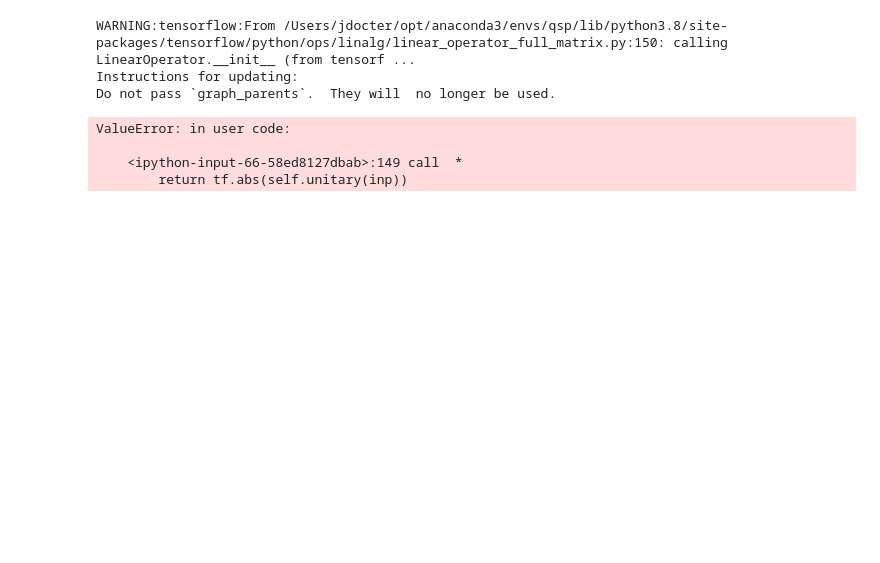
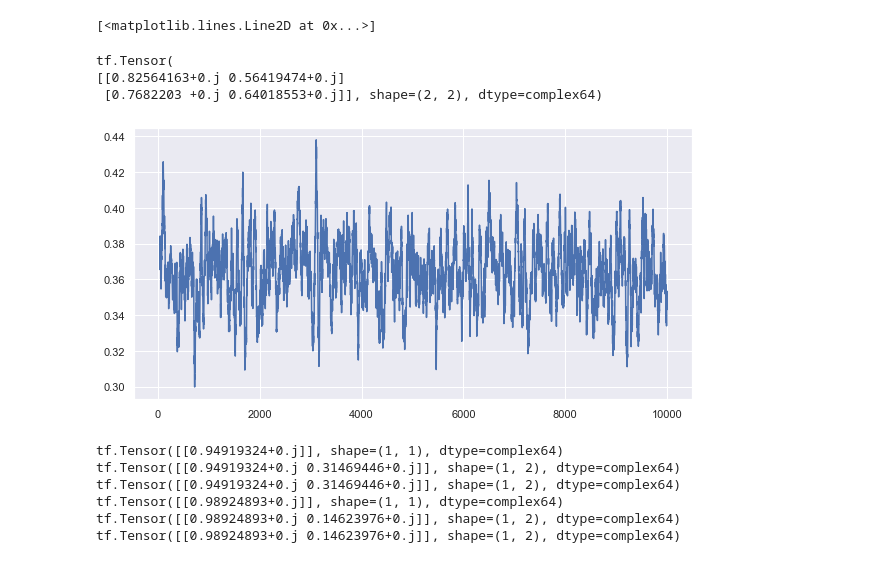
Before and after one commit to jdocter/shadowqsp, a Jupyter notebook: Noise Threshold.ipynb, the cells around one changed output. Cells and saved outputs as stored; diff of their text form; code cells hidden in the pictures; blank space fills up the shorter version.

```diff
--- a/Noise Threshold.ipynb
+++ b/Noise Threshold.ipynb
@@ -126,7 +126,7 @@ class VThresh(keras.layers.Layer):
         pz = tf.repeat(pz, [batch_dim], axis=0)
 
         z_rotations = []
-        for k in range(self.poly_deg + 1):
+        for k in range(self.poly_deg):
             phi = self.phis[k]
             rot_z_arg = tf.complex(real=0.0, imag=phi)
             rot_z_arg = tf.expand_dims(rot_z_arg, axis=0)
@@ -151,23 +151,24 @@ class VThresh(keras.layers.Layer):
         init_state = self.random_init_state(batch_dim)
 
         final_state = tf.matmul(u,init_state)
-        return tf.norm(final_state[:,:2],axis=1), tf.norm(final_state[:,2:],axis=1)
 
+        # expectation
+        exp = tf.concat([tf.norm(final_state[:,:2],axis=1), tf.norm(final_state[:,2:],axis=1)], axis=1)
+        return exp
 
     def random_init_state(self, batch_dim):
-        px = tf.tile(tf.constant([[[0.0,1], [1,0]]], dtype=tf.complex64),[3,1,1])
+        px = tf.tile(tf.constant([[[0.0,1], [1,0]]], dtype=tf.complex64),[batch_dim,1,1])
 
         init_env_rot_ang = tf.tile(
             tf.complex(
                 real=0.0,
                 imag=tf.random.uniform(
-                    (3,1,1), minval=0, maxval=np.pi/4, dtype=tf.dtypes.float32
+                    (batch_dim,1,1), minval=0, maxval=np.pi/4, dtype=tf.dtypes.float32
                 )
             ),
             [1,2,2]
         )
 
-        init_env_rot_ang
         init_env_rot = tf.linalg.LinearOperatorFullMatrix(tf.linalg.expm(tf.multiply(px, init_env_rot_ang)))
         pi = tf.linalg.LinearOperatorFullMatrix(tf.constant([[1,0],[0,1]], dtype=tf.complex64))
         init_env_rot = tf.linalg.LinearOperatorKronecker([init_env_rot,pi]).to_dense()
@@ -290,28 +291,36 @@ array([[0.23986678+0.j],
 # %%
-n = 3
-theta = np.pi/n
+n = 8
+theta = np.pi/2
 nv = 100
 v = np.pi/nv # x rotation
-poly_deg = 12
+poly_deg = 2
 
 # The intput theta training values
-th_in = tf.constant([[theta,np.pi/4],[theta,0]],dtype=tf.float32)
+th_in = tf.constant([[theta,np.pi/2],[theta,0]],dtype=tf.float32)
 # The desired real part of p(x) which is the upper left value in the unitary of the qsp sequence
 expected_outputs = tf.constant([[1,0],[0,1]], dtype=tf.float32)
 
 
 qsp, model = construct_qsp_model2(poly_deg)
-history = model.fit(x=th_in, y=expected_outputs, epochs=500)
+history = model.fit(x=th_in, y=expected_outputs, epochs=10000,verbose=0)
 
 
 loss = pd.Series(history.history['loss'])
 plt.plot(loss.rolling(40).mean().dropna())
 print(qsp.unitary(th_in))
 # %% [output]
-WARNING:tensorflow:From /Users/jdocter/opt/anaconda3/envs/qsp/lib/python3.8/site-packages/tensorflow/python/ops/linalg/linear_operator_full_matrix.py:150: calling LinearOperator.__init__ (from tensorf ...
-Instructions for updating:
-Do not pass `graph_parents`.  They will  no longer be used.
+[<matplotlib.lines.Line2D at 0x...>]
-ValueError: in user code:
-
-    <ipython-input-66-58ed8127dbab>:149 call  *
-        return tf.abs(self.unitary(inp))
+tf.Tensor(
+[[0.82564163+0.j 0.56419474+0.j]
+ [0.7682203 +0.j 0.64018553+0.j]], shape=(2, 2), dtype=complex64)
+[figure, added]
+# %%
+print(qsp.unitary(tf.constant([[theta,np.pi/4]],dtype=tf.float32)))
+print(qsp.unitary(tf.constant([[theta,0]],dtype=tf.float32)))
+# %% [output]
+tf.Tensor([[0.94919324+0.j]], shape=(1, 1), dtype=complex64)
+tf.Tensor([[0.94919324+0.j 0.31469446+0.j]], shape=(1, 2), dtype=complex64)
+tf.Tensor([[0.94919324+0.j 0.31469446+0.j]], shape=(1, 2), dtype=complex64)
+tf.Tensor([[0.98924893+0.j]], shape=(1, 1), dtype=complex64)
+tf.Tensor([[0.98924893+0.j 0.14623976+0.j]], shape=(1, 2), dtype=complex64)
+tf.Tensor([[0.98924893+0.j 0.14623976+0.j]], shape=(1, 2), dtype=complex64)
```
Also changed, not shown: parts of 1 cell of this notebook.
